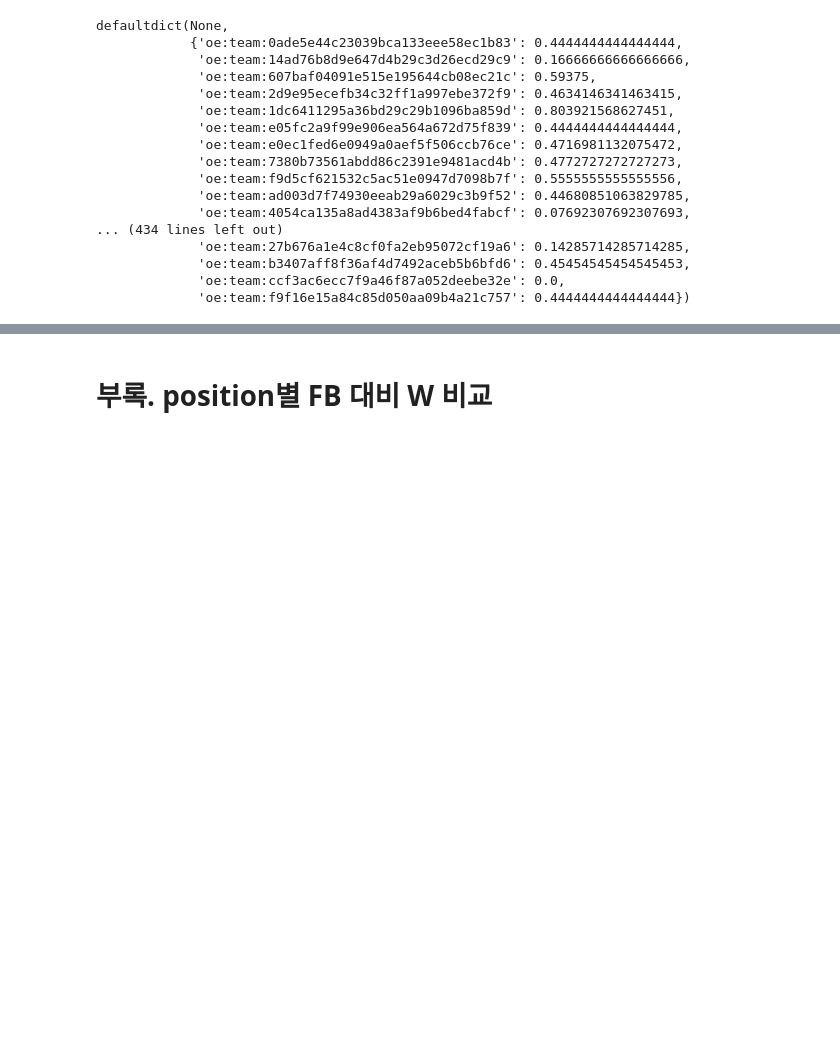
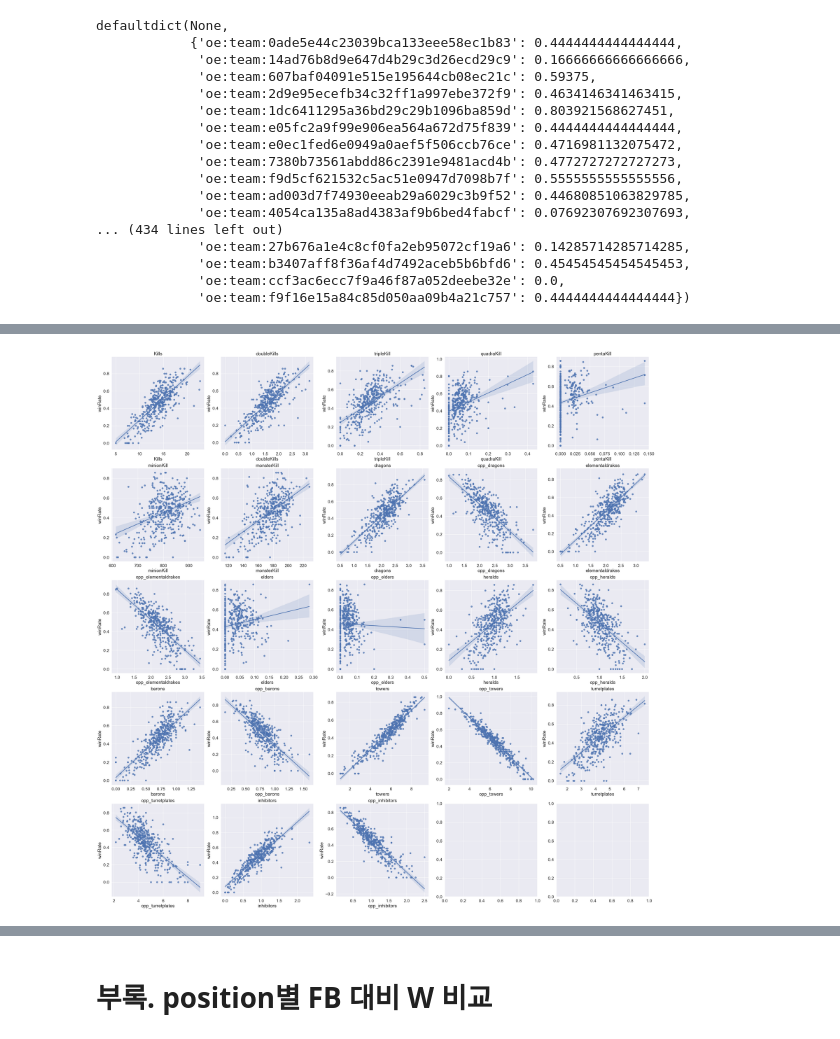
Before and after one commit to minchoCoin/LOL_data_analysis_prj, a Jupyter notebook: esportsDataAnalysis.ipynb, the cells around one changed output, grey strips where cells are left out. Cells and saved outputs as stored; diff of their text form; code cells hidden in the pictures; blank space fills up the shorter version.

```diff
--- a/esportsDataAnalysis.ipynb
+++ b/esportsDataAnalysis.ipynb
@@ -348,0 +351,15 @@ relationDf
+# %%
+col = ["Kills","doubleKills","tripleKill","quadraKill","pentaKill","minionKill","monsterKill",'dragons','opp_dragons','elementaldrakes','opp_elementaldrakes','elders','opp_elders','heralds','opp_heralds','barons','opp_barons','towers','opp_towers','turretplates','opp_turretplates','inhibitors','opp_inhibitors']
+
+pos = []
+for i in range(5):
+    for j in range(5):
+        pos.append((i,j))
+
+fig,ax = plt.subplots(nrows=5,ncols=5,figsize=(30,30),constrained_layout=True)
+
+for i in range(len(col)):
+    sb.regplot(data=relationDf,x=col[i],y='winRate',ax=ax[pos[i][0],pos[i][1]])
+    ax[pos[i][0],pos[i][1]].set_title(col[i])
+# %% [output]
+[figure, added]
```
Also changed, not shown: parts of 4 cells of this notebook.
